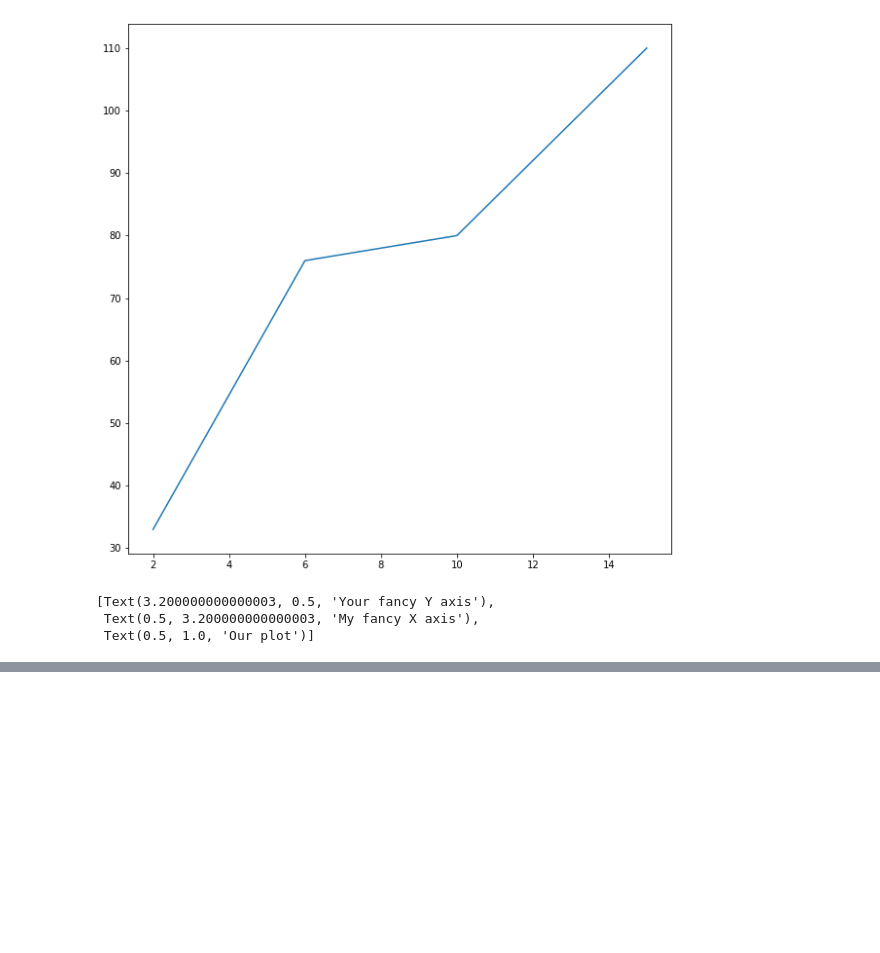
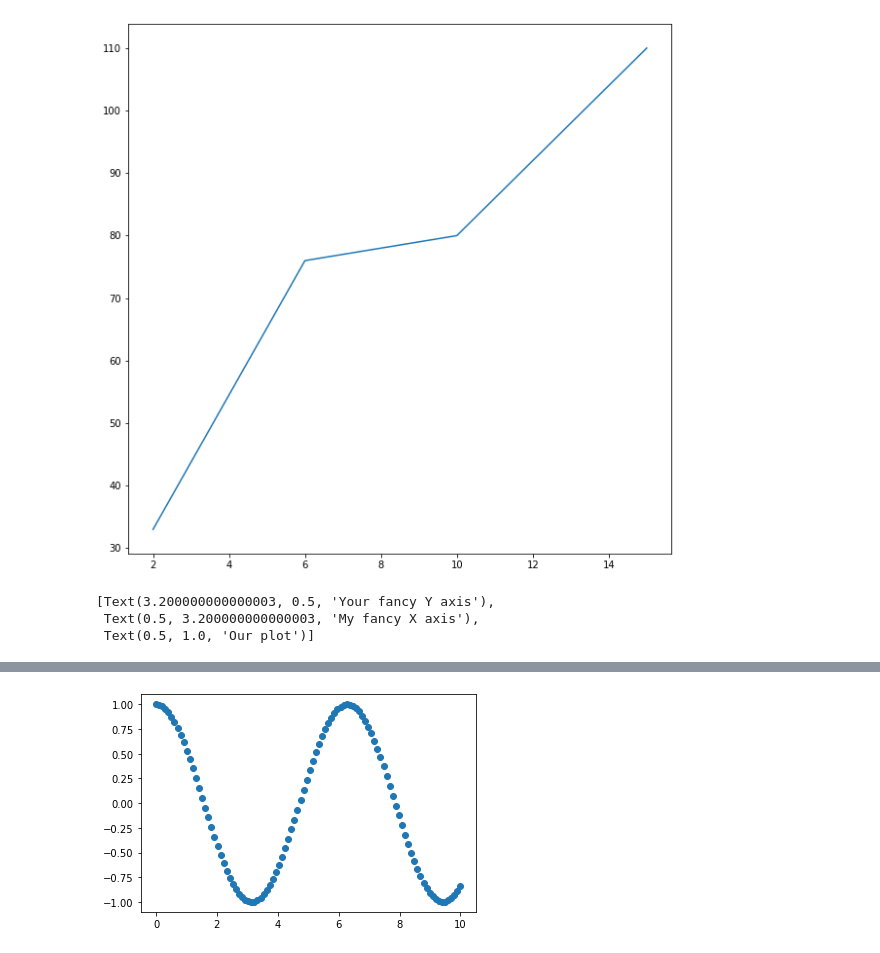
Before and after one commit to alexanderluna/python, a Jupyter notebook: Jupyter/001_data_science_setup/013 (Matplotlib) Anatomy of Matplotlib.ipynb, the cells around one changed output, grey strips where cells are left out. Saved outputs shown, nothing was run; the diff lists cells and outputs as text; code cells hidden in the pictures; blank space fills up the shorter version.

```diff
--- a/Jupyter/001_data_science_setup/013 (Matplotlib) Anatomy of Matplotlib.ipynb
+++ b/Jupyter/001_data_science_setup/013 (Matplotlib) Anatomy of Matplotlib.ipynb
@@ -34,0 +50,5 @@ fig.savefig("_images/our_fancy_plot.png")
+# %%
+fig, ax = plt.subplots()
+ax.scatter(x, np.cos(x));
+# %% [output]
+[figure, added]
```
Also changed, not shown: parts of 6 cells of this notebook.
